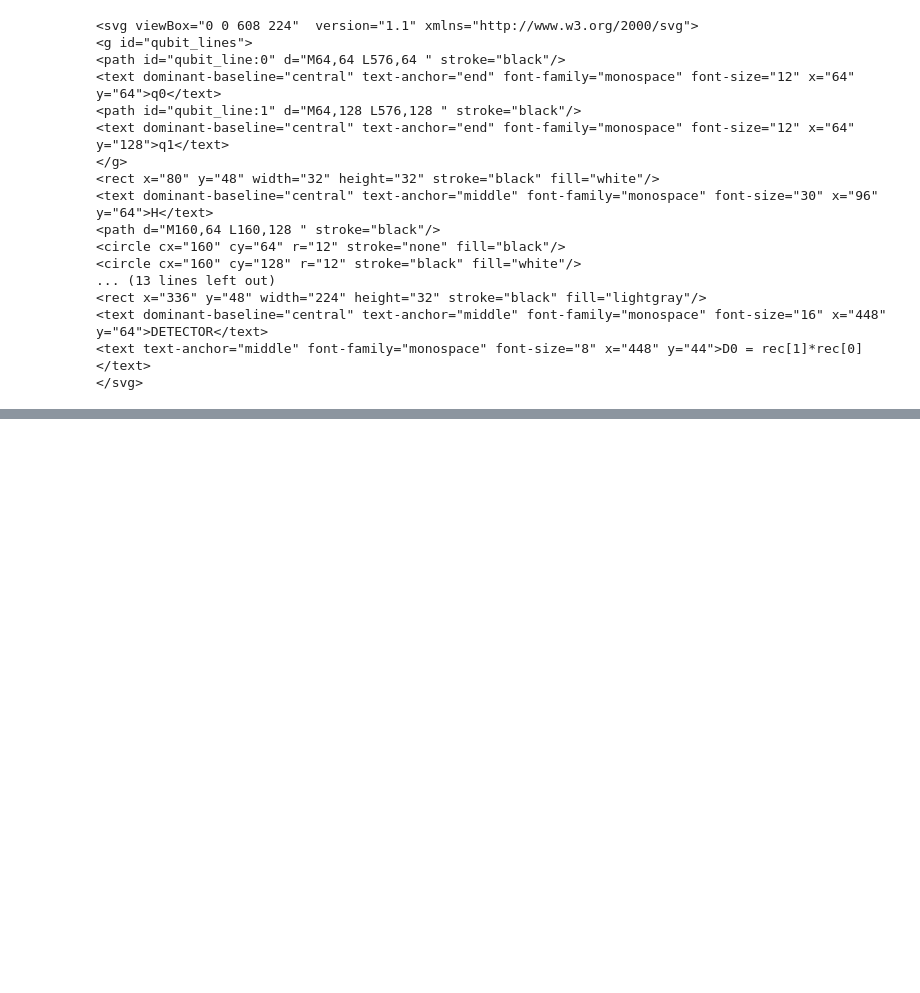
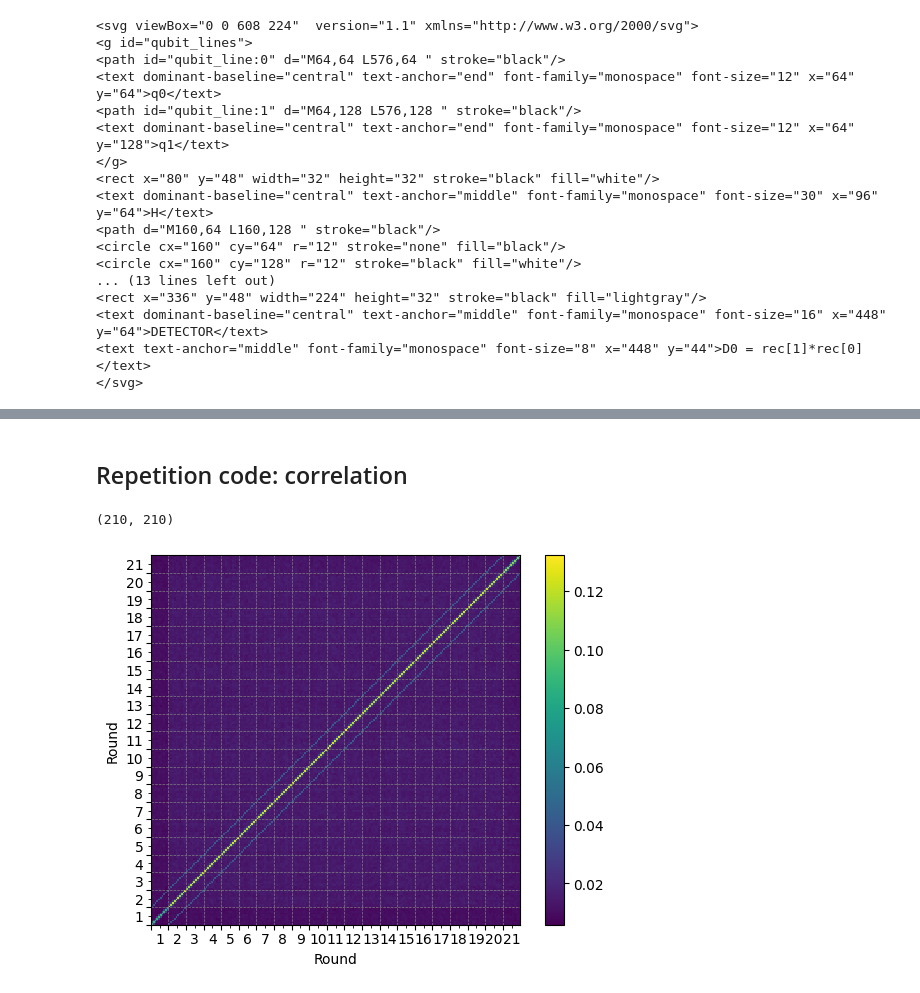
Before and after one commit to qlang-qec/qec, a Jupyter notebook: main.ipynb, the cells around one changed output, grey strips where cells are left out. Cells and saved outputs as stored; diff of their text form; code cells hidden in the pictures; blank space fills up the shorter version.

Commit message:
add correlation results

```diff
--- a/main.ipynb
+++ b/main.ipynb
@@ -132,0 +133,30 @@ plt.show()
+# %% [markdown]
+## Repetition code: correlation
+# %%
+res1 = np.einsum('ij,ik->ijk', detector_sample, detector_sample).mean(axis=0)
+res1.shape
+# %% [output]
+(210, 210)
+# %%
+plt.imshow(res1, interpolation="none")
+plt.colorbar()
+plt.xlabel("Round")
+plt.ylabel("Round")
+
+ax = plt.gca()
+ax.invert_yaxis()
+
+ticks = np.arange(rounds + 1) * (distance - 1) - 0.5
+labels = [i + 1 for i in range(rounds + 1)]
+
+ax.set_xticks(ticks, [])
+ax.set_xticks(ticks + (distance - 1) / 2, labels, minor=True)
+ax.set_yticks(ticks, [])
+ax.set_yticks(ticks + (distance - 1) / 2, labels, minor=True)
+
+# ax.set_yticks(ticks, labels, minor=True)
+ax.grid(which="major", color="gray", linestyle="--", linewidth=0.5)
+
+plt.show()
+# %% [output]
+[figure, added]
```
Also changed, not shown: parts of 8 cells of this notebook.
